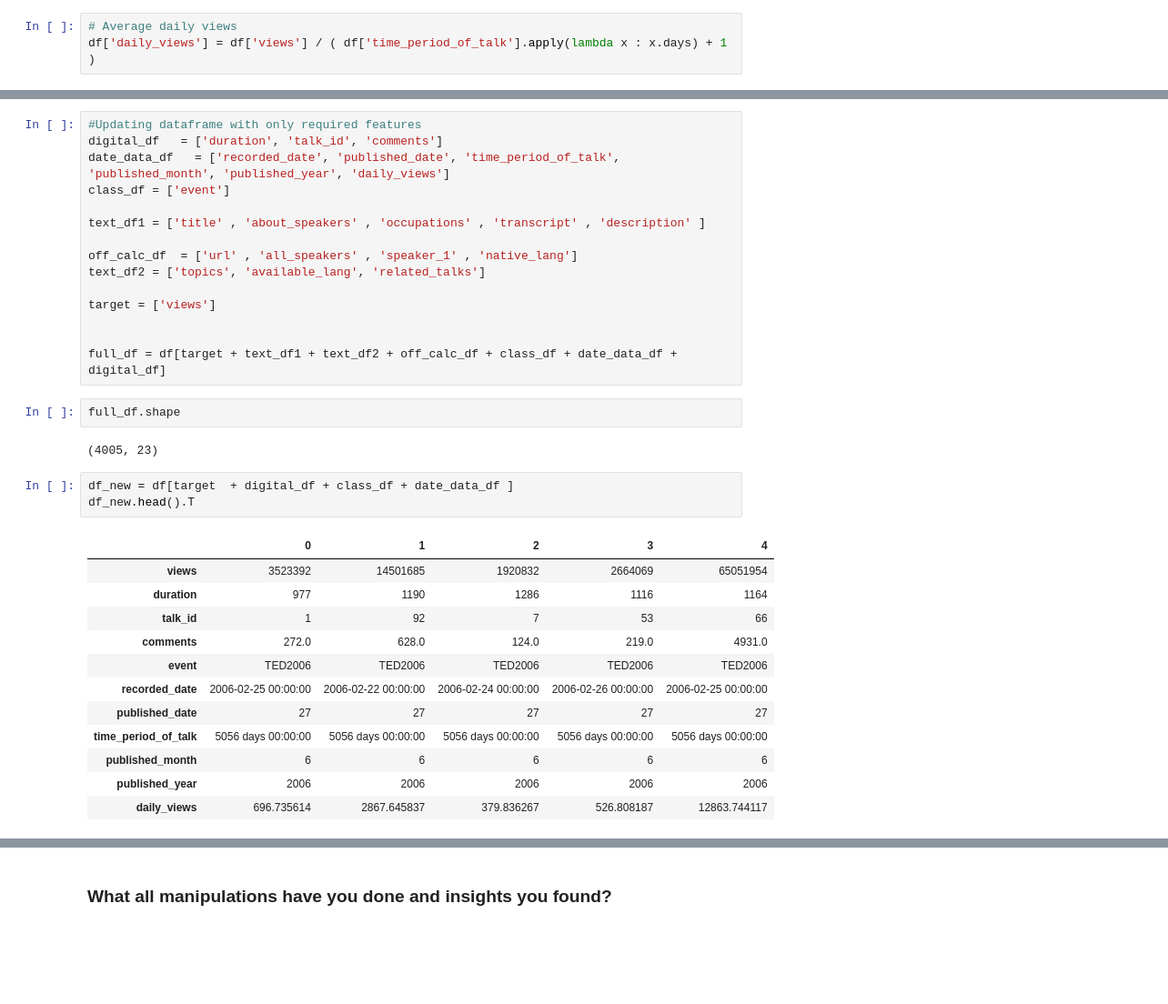
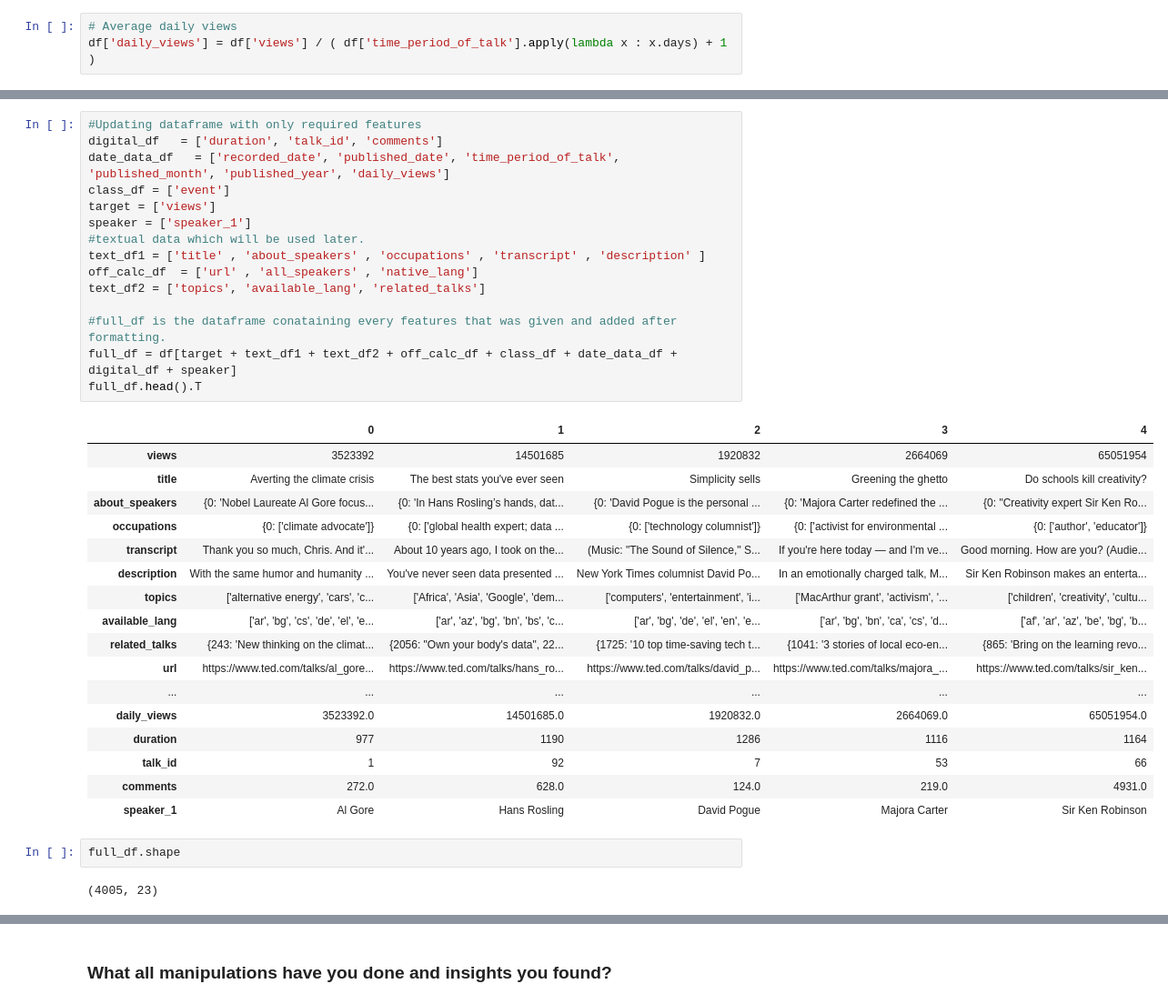
Before and after one commit to abhishekdhasmana17/ted-talk-view-prediction, a Jupyter notebook: Ted_Talk_Views_Prediction.ipynb, the cells around one changed output, grey strips where cells are left out. Shown at 91% size. Drawn from its saved outputs; the diff is of its cells as text; blank space fills up the shorter version.

```diff
--- a/Ted_Talk_Views_Prediction.ipynb
+++ b/Ted_Talk_Views_Prediction.ipynb
@@ -497,35 +497,37 @@ df.head().T
 # %%
 #Updating dataframe with only required features
 digital_df   = ['duration', 'talk_id', 'comments']
 date_data_df   = ['recorded_date', 'published_date', 'time_period_of_talk', 'published_month', 'published_year', 'daily_views']
 class_df = ['event']
-
+target = ['views']
+speaker = ['speaker_1']
+#textual data which will be used later.
 text_df1 = ['title' , 'about_speakers' , 'occupations' , 'transcript' , 'description' ]
-
-off_calc_df  = ['url' , 'all_speakers' , 'speaker_1' , 'native_lang']
+off_calc_df  = ['url' , 'all_speakers' , 'native_lang']
 text_df2 = ['topics', 'available_lang', 'related_talks']
 
-target = ['views']
-
-
-full_df = df[target + text_df1 + text_df2 + off_calc_df + class_df + date_data_df + digital_df]
+#full_df is the dataframe conataining every features that was given and added after formatting.
+full_df = df[target + text_df1 + text_df2 + off_calc_df + class_df + date_data_df + digital_df + speaker]
+full_df.head().T
+# %% [output]
+|  | 0 | 1 | 2 | 3 | 4 |
+| views | 3523392 | 14501685 | 1920832 | 2664069 | 65051954 |
+| title | Averting the climate crisis | The best stats you've ever seen | Simplicity sells | Greening the ghetto | Do schools kill creativity? |
+| about_speakers | {0: 'Nobel Laureate Al Gore focus... | {0: 'In Hans Rosling’s hands, dat... | {0: 'David Pogue is the personal ... | {0: 'Majora Carter redefined the ... | {0: "Creativity expert Sir Ken Ro... |
+| occupations | {0: ['climate advocate']} | {0: ['global health expert; data ... | {0: ['technology columnist']} | {0: ['activist for environmental ... | {0: ['author', 'educator']} |
+| transcript | Thank you so much, Chris. And it'... | About 10 years ago, I took on the... | (Music: "The Sound of Silence," S... | If you're here today — and I'm ve... | Good morning. How are you? (Audie... |
+| description | With the same humor and humanity ... | You've never seen data presented ... | New York Times columnist David Po... | In an emotionally charged talk, M... | Sir Ken Robinson makes an enterta... |
+| topics | ['alternative energy', 'cars', 'c... | ['Africa', 'Asia', 'Google', 'dem... | ['computers', 'entertainment', 'i... | ['MacArthur grant', 'activism', '... | ['children', 'creativity', 'cultu... |
+| available_lang | ['ar', 'bg', 'cs', 'de', 'el', 'e... | ['ar', 'az', 'bg', 'bn', 'bs', 'c... | ['ar', 'bg', 'de', 'el', 'en', 'e... | ['ar', 'bg', 'bn', 'ca', 'cs', 'd... | ['af', 'ar', 'az', 'be', 'bg', 'b... |
+| related_talks | {243: 'New thinking on the climat... | {2056: "Own your body's data", 22... | {1725: '10 top time-saving tech t... | {1041: '3 stories of local eco-en... | {865: 'Bring on the learning revo... |
+| url | https://www.ted.com/talks/al_gore... | https://www.ted.com/talks/hans_ro... | https://www.ted.com/talks/david_p... | https://www.ted.com/talks/majora_... | https://www.ted.com/talks/sir_ken... |
+| ... | ... | ... | ... | ... | ... |
+| daily_views | 3523392.0 | 14501685.0 | 1920832.0 | 2664069.0 | 65051954.0 |
+| duration | 977 | 1190 | 1286 | 1116 | 1164 |
+| talk_id | 1 | 92 | 7 | 53 | 66 |
+| comments | 272.0 | 628.0 | 124.0 | 219.0 | 4931.0 |
+| speaker_1 | Al Gore | Hans Rosling | David Pogue | Majora Carter | Sir Ken Robinson |
 # %%
 full_df.shape
 # %% [output]
 (4005, 23)
-# %%
-df_new = df[target  + digital_df + class_df + date_data_df ]
-df_new.head().T
-# %% [output]
-|  | 0 | 1 | 2 | 3 | 4 |
-| views | 3523392 | 14501685 | 1920832 | 2664069 | 65051954 |
-| duration | 977 | 1190 | 1286 | 1116 | 1164 |
-| talk_id | 1 | 92 | 7 | 53 | 66 |
-| comments | 272.0 | 628.0 | 124.0 | 219.0 | 4931.0 |
-| event | TED2006 | TED2006 | TED2006 | TED2006 | TED2006 |
-| recorded_date | 2006-02-25 00:00:00 | 2006-02-22 00:00:00 | 2006-02-24 00:00:00 | 2006-02-26 00:00:00 | 2006-02-25 00:00:00 |
-| published_date | 27 | 27 | 27 | 27 | 27 |
-| time_period_of_talk | 5056 days 00:00:00 | 5056 days 00:00:00 | 5056 days 00:00:00 | 5056 days 00:00:00 | 5056 days 00:00:00 |
-| published_month | 6 | 6 | 6 | 6 | 6 |
-| published_year | 2006 | 2006 | 2006 | 2006 | 2006 |
-| daily_views | 696.735614 | 2867.645837 | 379.836267 | 526.808187 | 12863.744117 |
```
Also changed, not shown: parts of 6 cells of this notebook.
